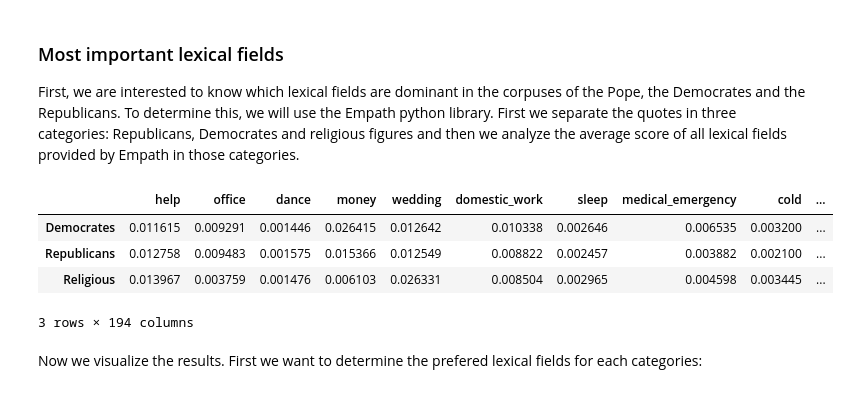
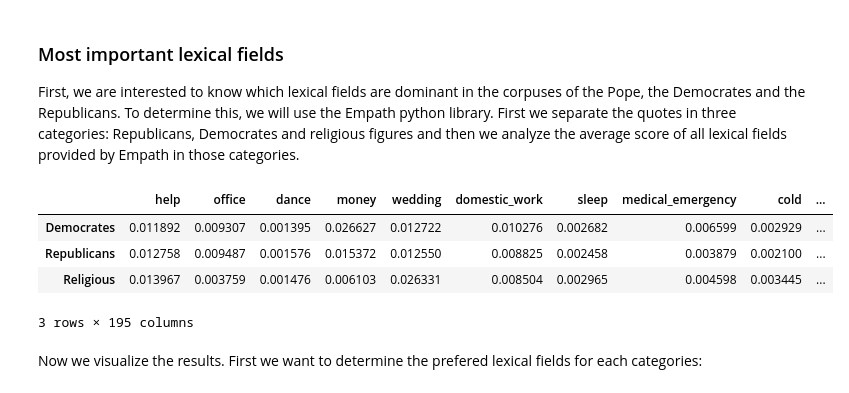
Before and after one commit to paulmoreau40/Applied-Data-Analysis-project-EPFL, a Jupyter notebook: src/Milestone_3.ipynb, the cells around one changed output. Cells and saved outputs as stored; diff of their text form; code cells hidden in the pictures.

```diff
--- a/src/Milestone_3.ipynb
+++ b/src/Milestone_3.ipynb
@@ -519,27 +505,28 @@ def all_lexical_fields(quotes_serie):
 # %%
 #Categories of interest
-democrate_speakers = speakers[np.where(speakers[:,1].astype(int) == 1)][:,0]
-republican_speakers = speakers[np.where(speakers[:,1].astype(int) == 2)][:,0]
+democrate_speakers = ['Bernie Sanders', 'Hillary Clinton', 'Elizabeth Warren', 'Kamala Harris', 'Alexandria Ocasio Cortez', 'Pete Buttigieg']
+republican_speakers = ['Mike Pence', 'Mitt Romney', 'Ted Cruz', 'Nikki Haley', 'Ben Carson', 'Marco Rubio']
+religious_speakers = ['Pope Francis']
 
 democrates_df = pre_processed_df.loc[pre_processed_df['speaker'].isin(democrate_speakers), 'pre_processed_quote'].copy()
 republicans_df = pre_processed_df.loc[pre_processed_df['speaker'].isin(republican_speakers), 'pre_processed_quote'].copy()
-religious_df = pre_processed_df.loc[pre_processed_df['speaker'] == 'Pope Francis', 'pre_processed_quote'].copy()
+religious_df = pre_processed_df.loc[pre_processed_df['speaker'].isin(religious_speakers), 'pre_processed_quote'].copy()
 
 #Analyze all lexical fields
 categories_df = []
 categories_df.append(mean_lexical_fields(democrates_df))
 categories_df.append(mean_lexical_fields(republicans_df))
 categories_df.append(mean_lexical_fields(religious_df))
 
 #build a summary dataframe:
 categories_df = pd.DataFrame(categories_df, index = ['Democrates','Republicans','Religious'])
 categories_df
 # %% [output]
 |  | help | office | dance | money | wedding | domestic_work | sleep | medical_emergency | cold | ... |
-| Democrates | 0.011615 | 0.009291 | 0.001446 | 0.026415 | 0.012642 | 0.010338 | 0.002646 | 0.006535 | 0.003200 | ... |
-| Republicans | 0.012758 | 0.009483 | 0.001575 | 0.015366 | 0.012549 | 0.008822 | 0.002457 | 0.003882 | 0.002100 | ... |
+| Democrates | 0.011892 | 0.009307 | 0.001395 | 0.026627 | 0.012722 | 0.010276 | 0.002682 | 0.006599 | 0.002929 | ... |
+| Republicans | 0.012758 | 0.009487 | 0.001576 | 0.015372 | 0.012550 | 0.008825 | 0.002458 | 0.003879 | 0.002100 | ... |
 | Religious | 0.013967 | 0.003759 | 0.001476 | 0.006103 | 0.026331 | 0.008504 | 0.002965 | 0.004598 | 0.003445 | ... |
-3 rows × 194 columns
+3 rows × 195 columns
 # %% [markdown]
 Now we visualize the results. First we want to determine the prefered lexical fields for each categories:
 # %%
```
Also changed, not shown: parts of 29 cells of this notebook.
